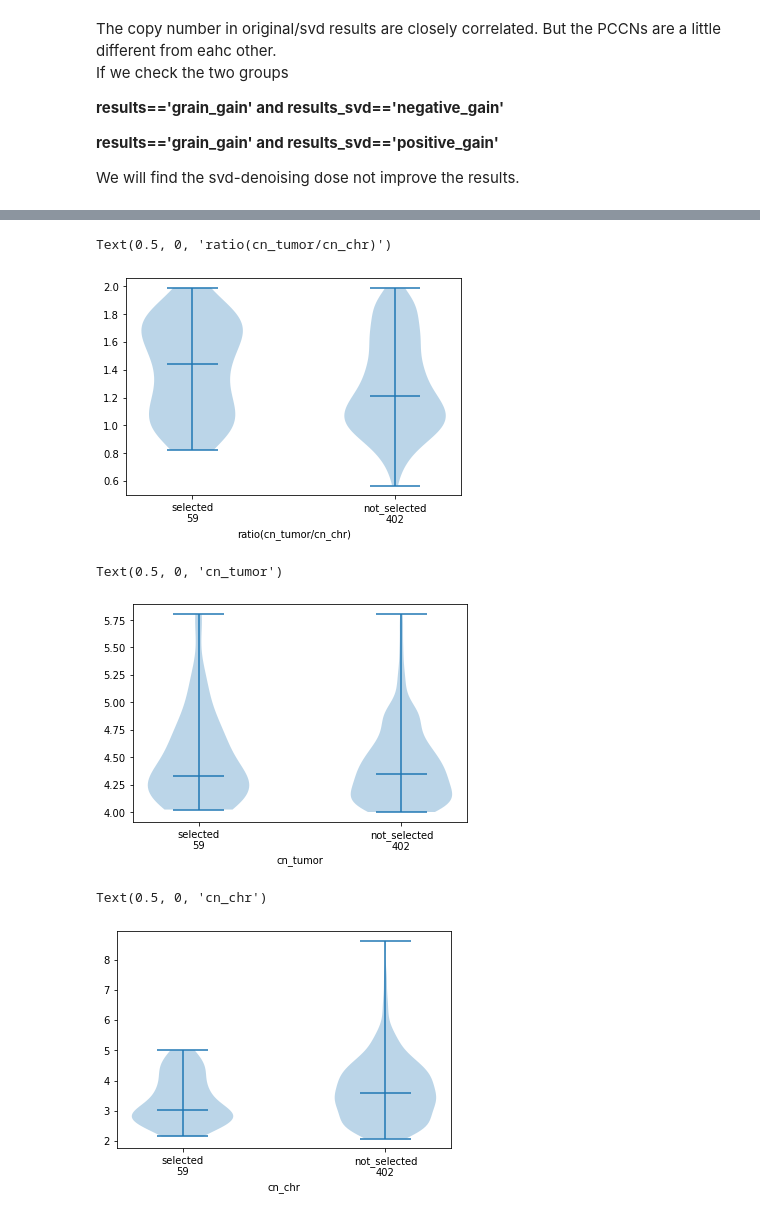
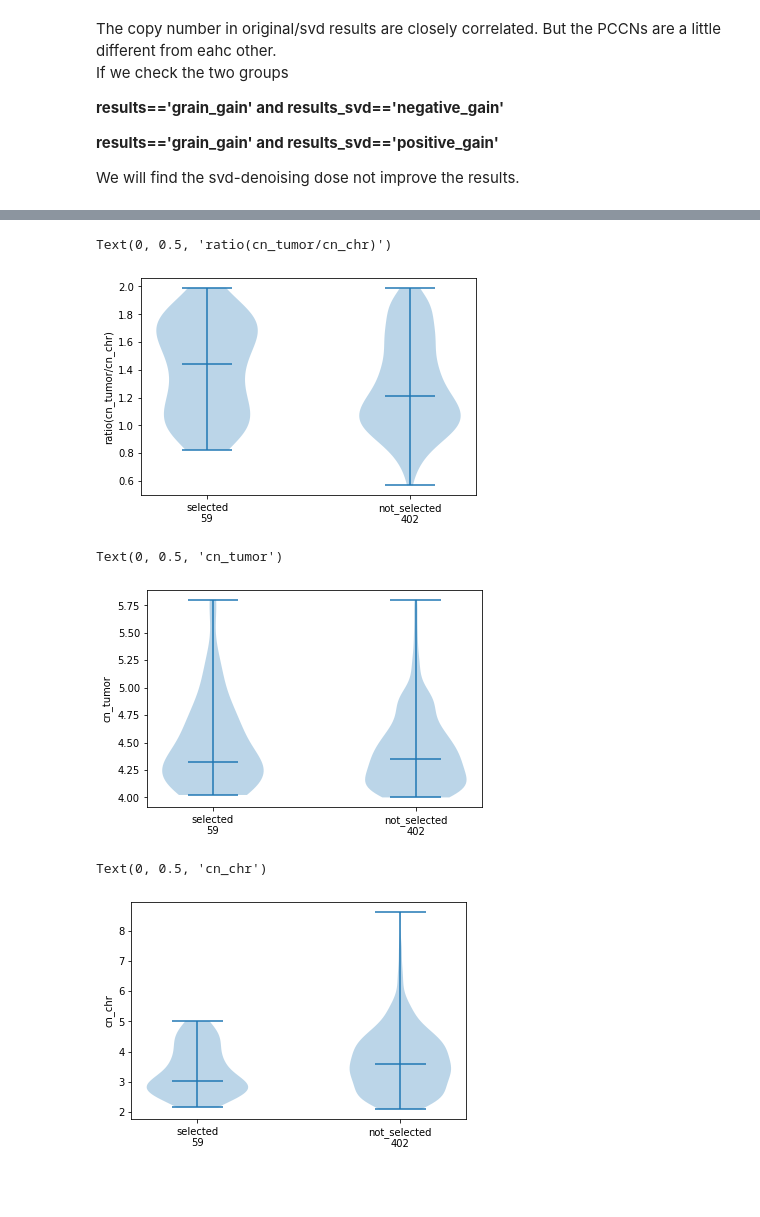
Before and after one commit to Kange2014/CNV_gray_zone, a Jupyter notebook: gray_zone_check.ipynb, the cells around one changed output, grey strips where cells are left out. Saved outputs shown, nothing was run; the diff lists cells and outputs as text; code cells hidden in the pictures; blank space fills up the shorter version.

```diff
--- a/gray_zone_check.ipynb
+++ b/gray_zone_check.ipynb
@@ -38,3 +11,30 @@ def classify(row):
+# %%
+import os
+import sys
+import pandas as pd
+import re
+
+def classify(row):
+    if row.gene=='ERBB2':
+        if (row.ratio>=2 and row.cn_tumor>=4) or (row.ratio<2 and row.cn_tumor>=6):
+            return 'positive_gain'
+        elif row.ratio<2 and row.cn_tumor<4:
+            return 'negative_gain'
+        elif row.ratio<2 and 4 <= row.cn_tumor <6:
+            return 'gray_gain'
+        else:
+            return 'ERBB2_others'
+    elif row.gene=='MET':
+        if (row.ratio>=2 and row.cn_tumor>=4) or (row.ratio<2 and row.cn_tumor>=5):
+            return 'positive_gain'
+        elif row.ratio<2 and row.cn_tumor<4:
+            return 'negative_gain'
+        elif row.ratio<2 and 4 <= row.cn_tumor <5:
+            return 'gray_gain'
+        else:
+            return 'MET_others'
+    else:
+        return 'gene_others'
 # %% [markdown]
 **灰区的基因只有ERBB2和MET基因，除此之外的灰区均会被过滤掉。**
 **灰区ERBB2和MET基因需结合临床资料判断:**
@@ -59,7 +59,8 @@ pd.options.mode.chained_assignment = None
 #read original table from Dai Dongfeng
 data=pd.read_csv('from_dongfeng.csv',
     header=0,na_values='-',
-    names=["report_number","sample_id","description","alias_name","sample_attribute","gene","display_mutation","frequency","pccn","ccf","tumor_cell_percent","panel_name","selected"])
+    names=["report_number","sample_id","description","alias_name","sample_attribute",
+           "gene","display_mutation","frequency","pccn","ccf","tumor_cell_percent","panel_name","selected"])
 
 #the frequency column in the table is copy_number
 data=data.rename(columns={'frequency':'copy_number'})
@@ -95,9 +99,9 @@ with_ccf=with_ccf.assign(cn_tumor=lambda dataframe: (dataframe.copy_number-2*(1-
                          cn_chr  =lambda dataframe: (dataframe.cnv_p-2*(1-dataframe.used_ccf))/dataframe.used_ccf,
                          ratio   =lambda dataframe: dataframe.cn_tumor/dataframe.cn_chr)
 
-#let's set the ndigit=6, otherwise some cn_number=~4.0 but test(cn_number>=4.0)==False
-with_ccf.cn_tumor=with_ccf.cn_tumor.apply(lambda x: round(x,6))
-with_ccf.ratio=with_ccf.ratio.apply(lambda x: round(x,6))
+#let's set the ndigit (e.g. 4), otherwise some cn_number=~4.0 but test(cn_number>=4.0)==False
+with_ccf.cn_tumor=with_ccf.cn_tumor.apply(lambda x: round(x,4))
+with_ccf.ratio=with_ccf.ratio.apply(lambda x: round(x,4))
 with_ccf['results']=with_ccf.apply(lambda row: classify(row), axis=1)
 # %%
 #save results
@@ -401,15 +417,15 @@ gray_not_selected.describe()
 # %%
 fig=plt.figure()
 ax=fig.add_subplot(1,1,1)
 ax.violinplot([gray_selected['ratio'],
                gray_not_selected['ratio']],
               showmedians=True,)
 ax.set_xticks([1,2])
 ax.set_xticklabels(['selected\n'+str(len(gray_selected)),'not_selected\n'+str(len(gray_not_selected))])
-ax.set_xlabel('ratio(cn_tumor/cn_chr)')
+ax.set_ylabel('ratio(cn_tumor/cn_chr)')
 # %% [output]
-Text(0.5, 0, 'ratio(cn_tumor/cn_chr)')
+Text(0, 0.5, 'ratio(cn_tumor/cn_chr)')
-[figure, old version]
+[figure, new version]
 # %%
 fig=plt.figure()
 ax=fig.add_subplot(1,1,1)
@@ -418,10 +434,10 @@ ax.violinplot([gray_selected['cn_tumor'],
               showmedians=True,)
 ax.set_xticks([1,2])
 ax.set_xticklabels(['selected\n'+str(len(gray_selected)),'not_selected\n'+str(len(gray_not_selected))])
-ax.set_xlabel('cn_tumor')
+ax.set_ylabel('cn_tumor')
 # %% [output]
-Text(0.5, 0, 'cn_tumor')
+Text(0, 0.5, 'cn_tumor')
-[figure, old version]
+[figure, new version]
 # %%
 fig=plt.figure()
 ax=fig.add_subplot(1,1,1)
@@ -430,10 +446,10 @@ ax.violinplot([gray_selected['cn_chr'],
               showmedians=True,)
 ax.set_xticks([1,2])
 ax.set_xticklabels(['selected\n'+str(len(gray_selected)),'not_selected\n'+str(len(gray_not_selected))])
-ax.set_xlabel('cn_chr')
+ax.set_ylabel('cn_chr')
 # %% [output]
-Text(0.5, 0, 'cn_chr')
+Text(0, 0.5, 'cn_chr')
-[figure, old version]
+[figure, new version]
 # %%
 fig=plt.figure()
 ax=fig.add_subplot(1,1,1)
```
Also changed, not shown: parts of 25 cells of this notebook.
